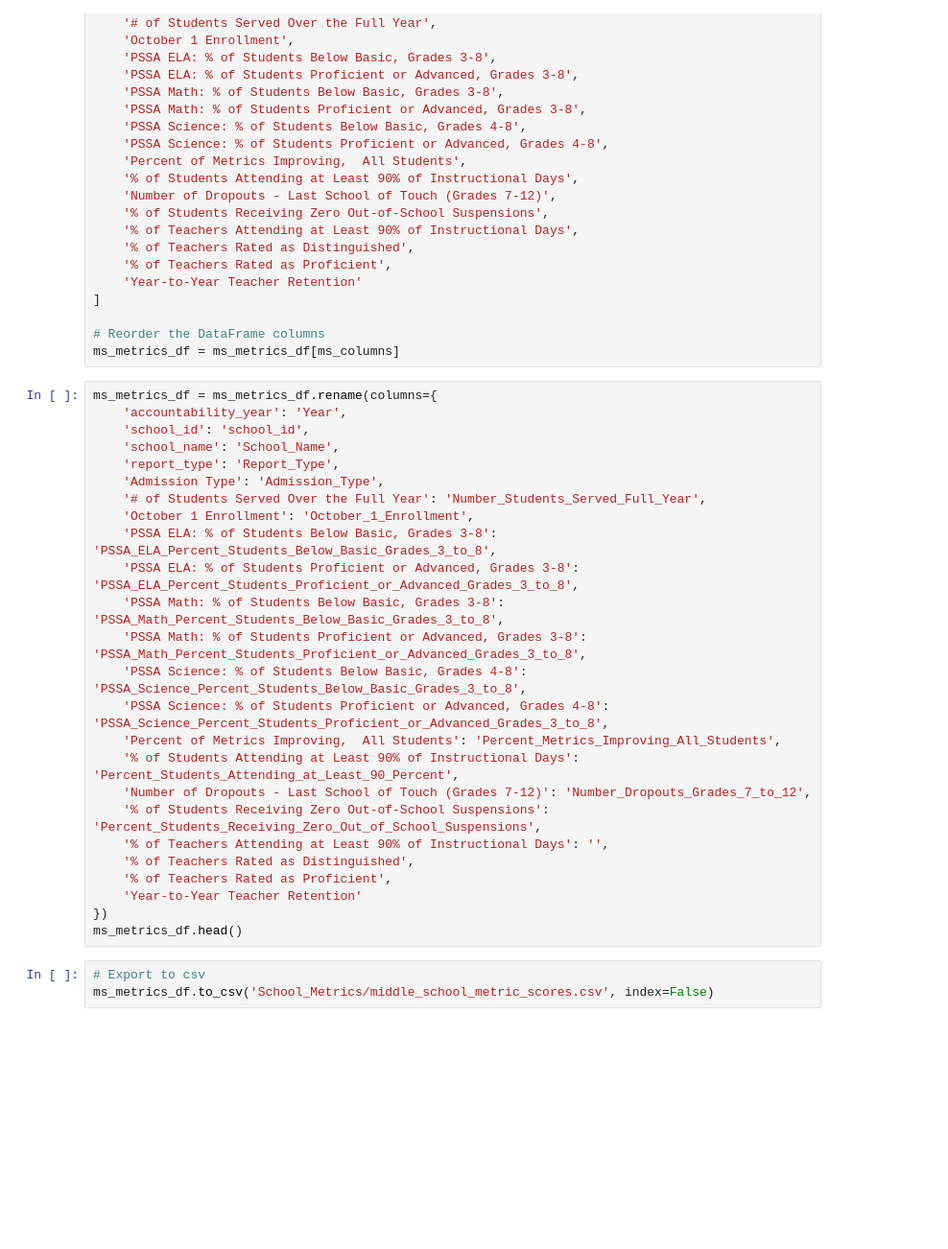
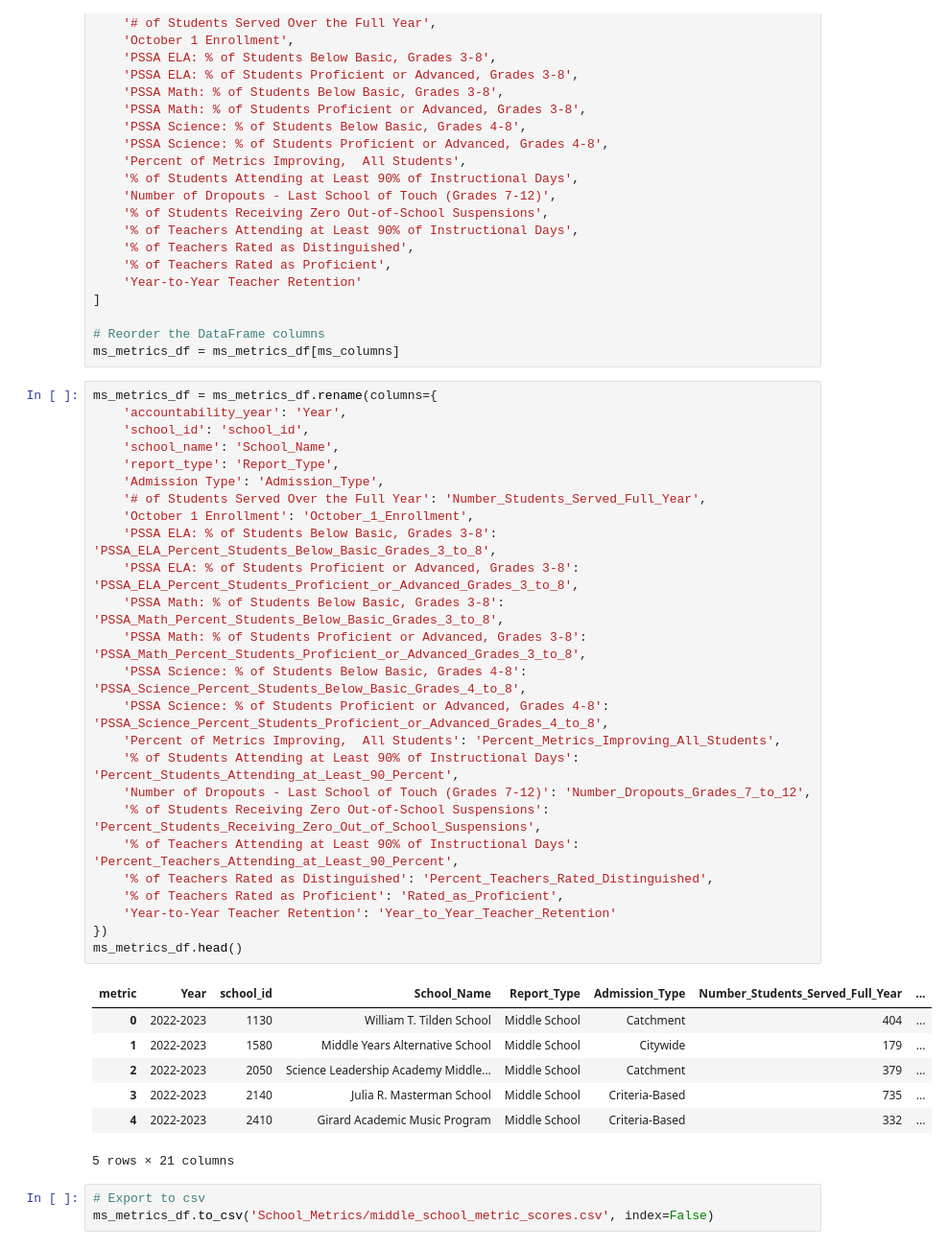
Before and after one commit to ElizabethVandergrift/Philadelphia-CrimeData_and_SchoolMetrics, a Jupyter notebook: Scool_Metrics_Cleanup.ipynb, the cells around one changed output. Shown at 96% size. Cells and saved outputs as stored; diff of their text form; blank space fills up the shorter version.

Commit message:
ktes metrics

```diff
--- a/Scool_Metrics_Cleanup.ipynb
+++ b/Scool_Metrics_Cleanup.ipynb
@@ -793,28 +793,36 @@ ms_metrics_df = ms_metrics_df[ms_columns]
 # %%
 ms_metrics_df = ms_metrics_df.rename(columns={
     'accountability_year': 'Year',
     'school_id': 'school_id',
     'school_name': 'School_Name',
     'report_type': 'Report_Type',
     'Admission Type': 'Admission_Type',
     '# of Students Served Over the Full Year': 'Number_Students_Served_Full_Year',
     'October 1 Enrollment': 'October_1_Enrollment',
     'PSSA ELA: % of Students Below Basic, Grades 3-8': 'PSSA_ELA_Percent_Students_Below_Basic_Grades_3_to_8',
     'PSSA ELA: % of Students Proficient or Advanced, Grades 3-8': 'PSSA_ELA_Percent_Students_Proficient_or_Advanced_Grades_3_to_8',
     'PSSA Math: % of Students Below Basic, Grades 3-8': 'PSSA_Math_Percent_Students_Below_Basic_Grades_3_to_8',
     'PSSA Math: % of Students Proficient or Advanced, Grades 3-8': 'PSSA_Math_Percent_Students_Proficient_or_Advanced_Grades_3_to_8',
-    'PSSA Science: % of Students Below Basic, Grades 4-8': 'PSSA_Science_Percent_Students_Below_Basic_Grades_3_to_8',
-    'PSSA Science: % of Students Proficient or Advanced, Grades 4-8': 'PSSA_Science_Percent_Students_Proficient_or_Advanced_Grades_3_to_8',
+    'PSSA Science: % of Students Below Basic, Grades 4-8': 'PSSA_Science_Percent_Students_Below_Basic_Grades_4_to_8',
+    'PSSA Science: % of Students Proficient or Advanced, Grades 4-8': 'PSSA_Science_Percent_Students_Proficient_or_Advanced_Grades_4_to_8',
     'Percent of Metrics Improving,  All Students': 'Percent_Metrics_Improving_All_Students',
     '% of Students Attending at Least 90% of Instructional Days': 'Percent_Students_Attending_at_Least_90_Percent',
     'Number of Dropouts - Last School of Touch (Grades 7-12)': 'Number_Dropouts_Grades_7_to_12',
     '% of Students Receiving Zero Out-of-School Suspensions': 'Percent_Students_Receiving_Zero_Out_of_School_Suspensions',
-    '% of Teachers Attending at Least 90% of Instructional Days': '',
-    '% of Teachers Rated as Distinguished',
-    '% of Teachers Rated as Proficient',
-    'Year-to-Year Teacher Retention'
+    '% of Teachers Attending at Least 90% of Instructional Days': 'Percent_Teachers_Attending_at_Least_90_Percent',
+    '% of Teachers Rated as Distinguished': 'Percent_Teachers_Rated_Distinguished',
+    '% of Teachers Rated as Proficient': 'Rated_as_Proficient',
+    'Year-to-Year Teacher Retention': 'Year_to_Year_Teacher_Retention'
 })
 ms_metrics_df.head()
+# %% [output]
+| metric | Year | school_id | School_Name | Report_Type | Admission_Type | Number_Students_Served_Full_Year | ... |
+| 0 | 2022-2023 | 1130 | William T. Tilden School | Middle School | Catchment | 404 | ... |
+| 1 | 2022-2023 | 1580 | Middle Years Alternative School | Middle School | Citywide | 179 | ... |
+| 2 | 2022-2023 | 2050 | Science Leadership Academy Middle... | Middle School | Catchment | 379 | ... |
+| 3 | 2022-2023 | 2140 | Julia R. Masterman School | Middle School | Criteria-Based | 735 | ... |
+| 4 | 2022-2023 | 2410 | Girard Academic Music Program | Middle School | Criteria-Based | 332 | ... |
+5 rows × 21 columns
 # %%
 # Export to csv
 ms_metrics_df.to_csv('School_Metrics/middle_school_metric_scores.csv', index=False)
```
Also changed, not shown: parts of 4 cells of this notebook, 1 other file.
